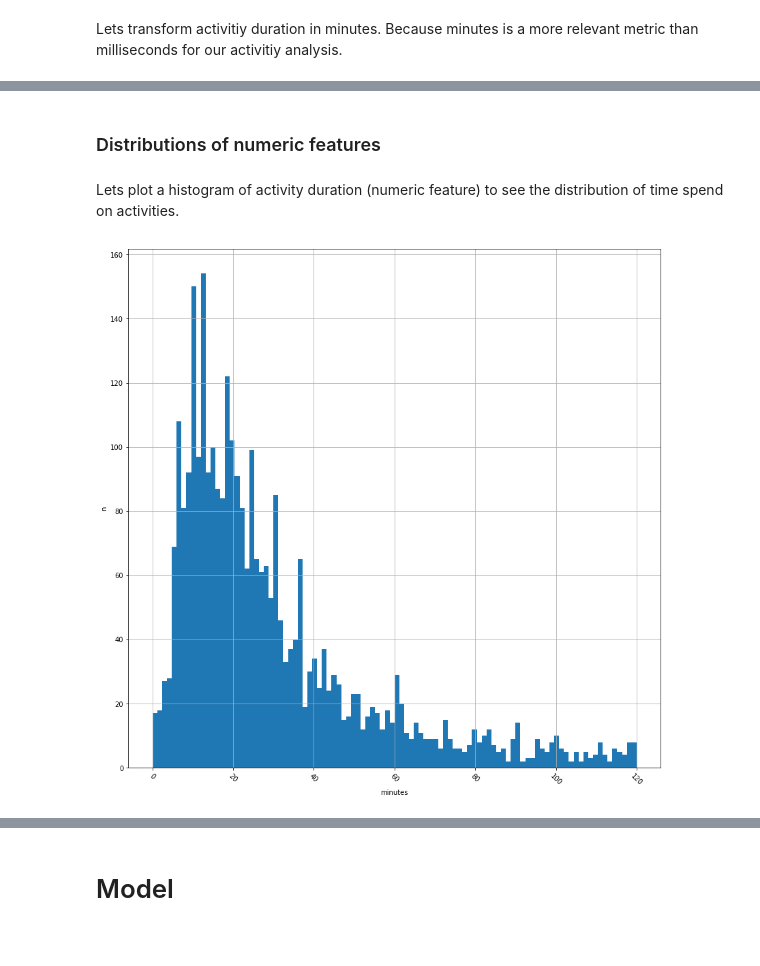
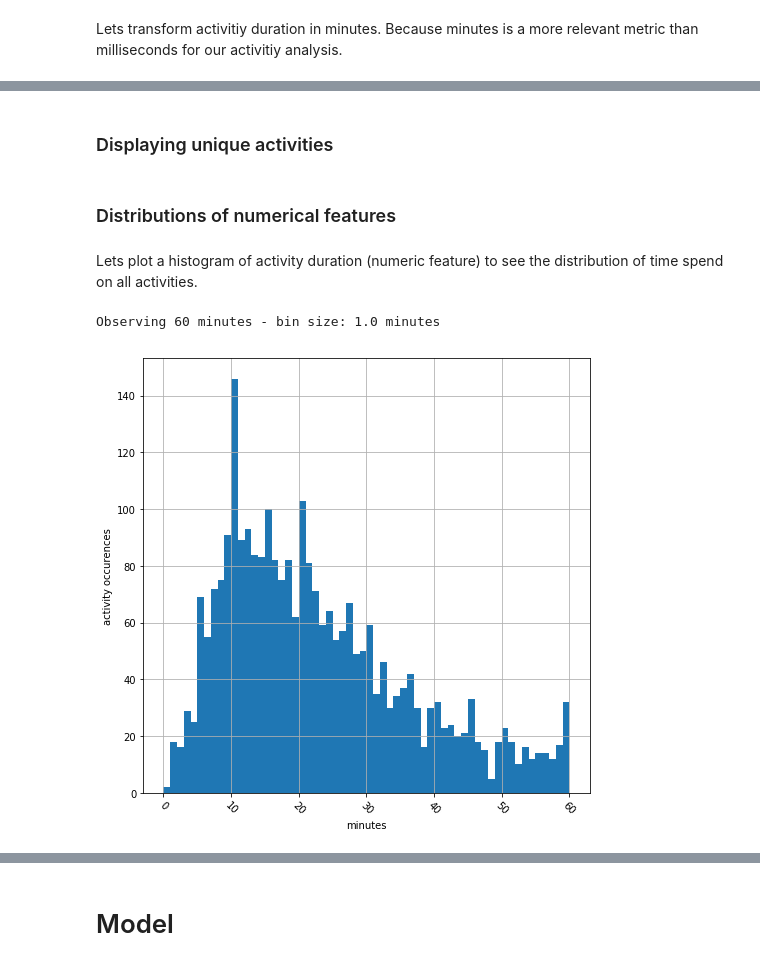
Before and after one commit to FollowJack/machine-learning-masterclass, a Jupyter notebook: project_10_activity_analysis/activity_analysis.ipynb, the cells around one changed output, grey strips where cells are left out. Saved outputs shown, nothing was run; the diff lists cells and outputs as text; code cells hidden in the pictures.

```diff
--- a/project_10_activity_analysis/activity_analysis.ipynb
+++ b/project_10_activity_analysis/activity_analysis.ipynb
@@ -187,12 +210,26 @@ base_table.head()
+# %% [markdown]
+### Displaying unique activities
 # %% [markdown]
-### Distributions of numeric features
+### Distributions of numerical features
 # %% [markdown]
-Lets plot a histogram of activity duration (numeric feature) to see the distribution of time spend on activities.
+Lets plot a histogram of activity duration (numeric feature) to see the distribution of time spend on all activities.
-# %%
-axes = base_table['activityDuration[m]'].hist(xrot=-45, figsize=(14,14),
-                                       bins=100, range=(0,120))
-axes.set_xlabel("minutes")
-axes.set_ylabel("n")
-plt.show()
-# %% [output]
-[figure, removed]
+# %%
+series = base_table['activityDuration[m]']
+# %%
+minutes_to_inspect = 60
+bins = int(minutes_to_inspect / 1) # try out values from 1 to 30
+bins_in_minutes = minutes_to_inspect / bins
+inspection_range = (0,minutes_to_inspect)
+print("Observing {} minutes - bin size: {} minutes".format(
+    minutes_to_inspect,bins_in_minutes))
+
+# Plottting
+print("")
+axes = series.hist(xrot=-45, figsize=(8,8),
+                                       bins=bins, range=inspection_range)
+axes.set_xlabel("minutes")
+axes.set_ylabel("activity occurences")
+plt.show()
+# %% [output]
+Observing 60 minutes - bin size: 1.0 minutes
+[figure, added]
```
Also changed, not shown: parts of 22 cells of this notebook.
